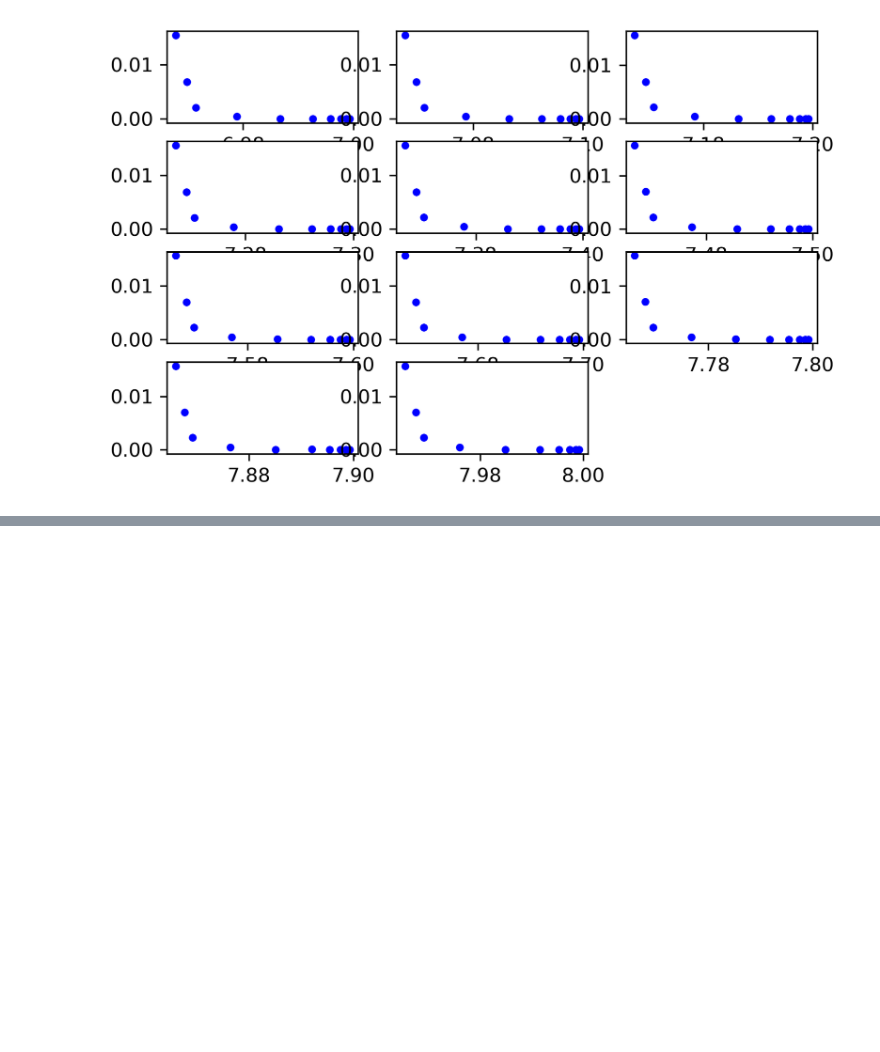
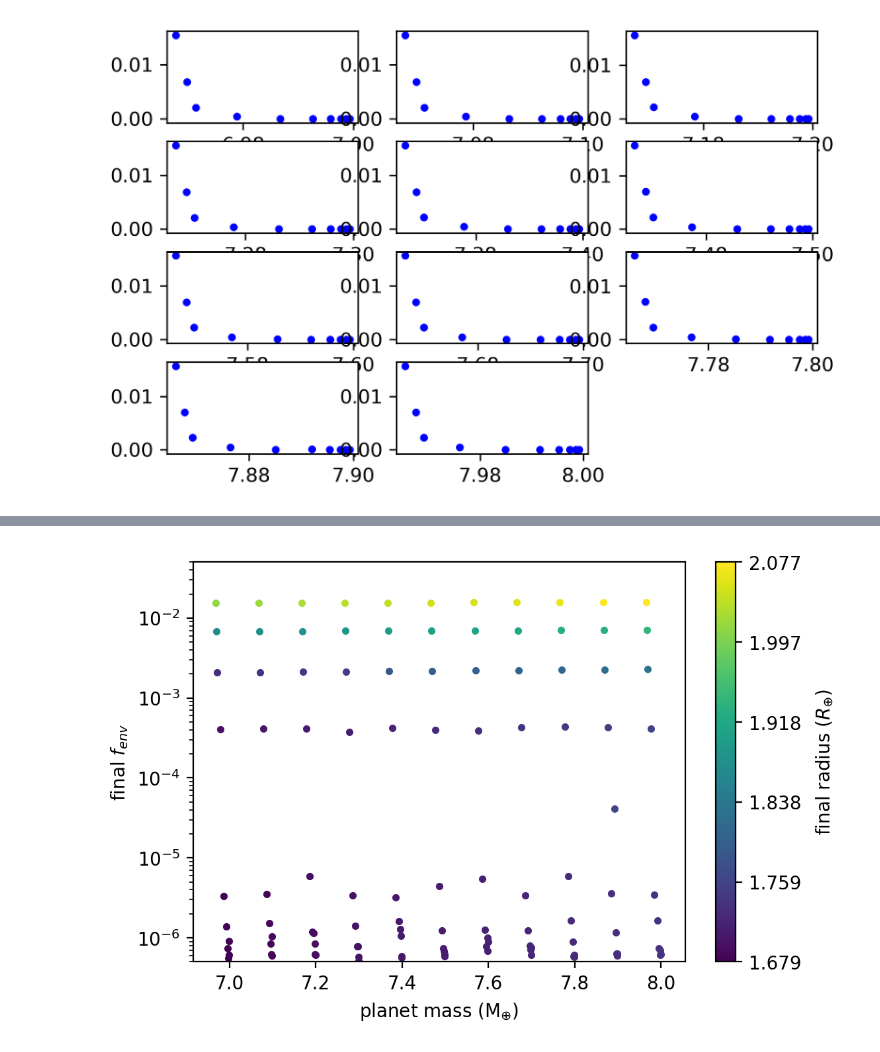
Before and after one commit to bridgethaas/subneptune-generator, a Jupyter notebook: plots.ipynb, the cells around one changed output, grey strips where cells are left out. Saved outputs shown, nothing was run; the diff lists cells and outputs as text; code cells hidden in the pictures; blank space fills up the shorter version.

```diff
--- a/plots.ipynb
+++ b/plots.ipynb
@@ -59,0 +167,27 @@ plt.gcf().set_dpi(300)
+# %%
+finradii = []
+for i in range(0,len(radii)):
+    finradii.append(radii[i][-1])
+
+rabsmin = np.min(finradii)
+rabsmax = np.max(finradii)
+
+for i in range(0,len(radii)):
+    thiscolor = (finradii[i] - rabsmin)/(rabsmax - rabsmin)
+    plt.scatter(masses[i][-1],fs[i][-1],marker='.',color=cmap(thiscolor))
+
+plt.gcf().set_dpi(200)
+plt.gca().set_yscale('log')
+plt.gca().set_ylim(5e-7,5e-2)
+plt.gca().set_xlabel('planet mass (M$_{\oplus}$)')
+plt.gca().set_ylabel('final $f_{env}$')
+
+cbar = plt.colorbar()
+ticks = cbar.get_ticks()
+cbar.set_ticks(ticks)
+labels = ticks * (rabsmax-rabsmin) + rabsmin
+labels = ['%.3f '%(label) for label in labels]
+cbar.set_ticklabels(labels)
+cbar.set_label('final radius ($R_{\oplus}$)')
+# %% [output]
+[figure, added]
```
Also changed, not shown: parts of 10 cells of this notebook, 1 other file.
